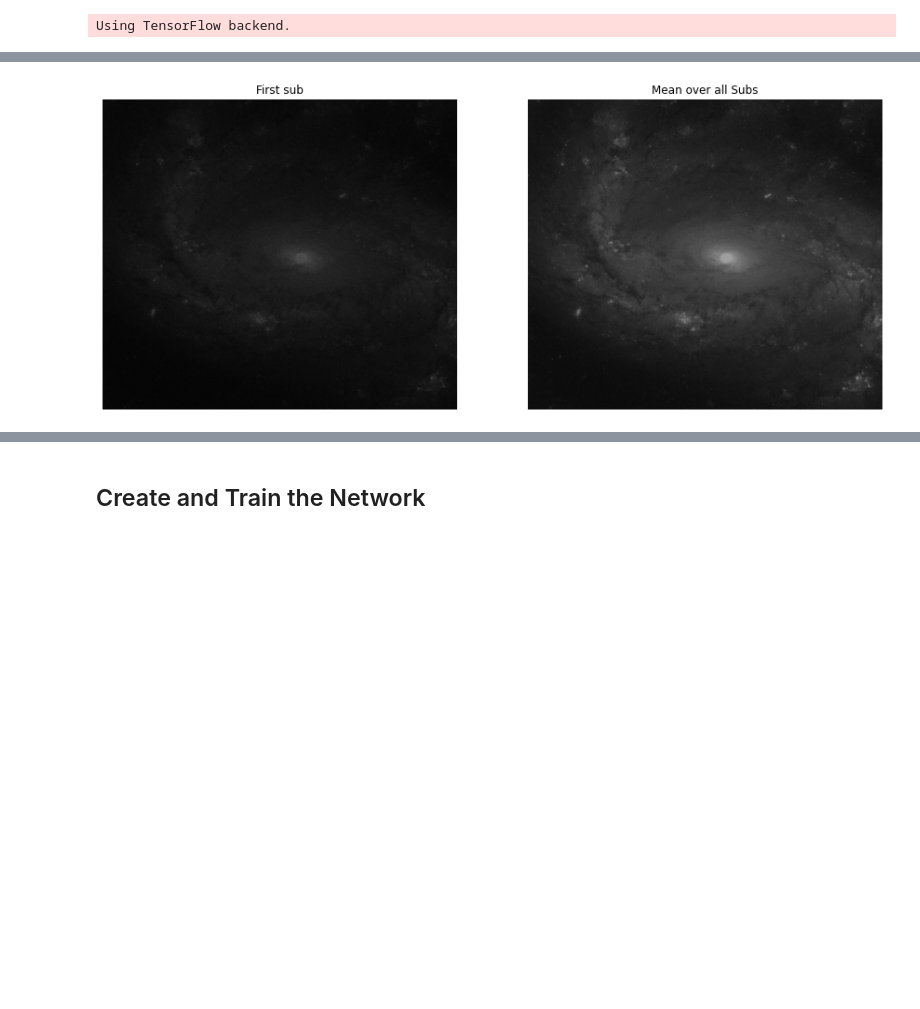
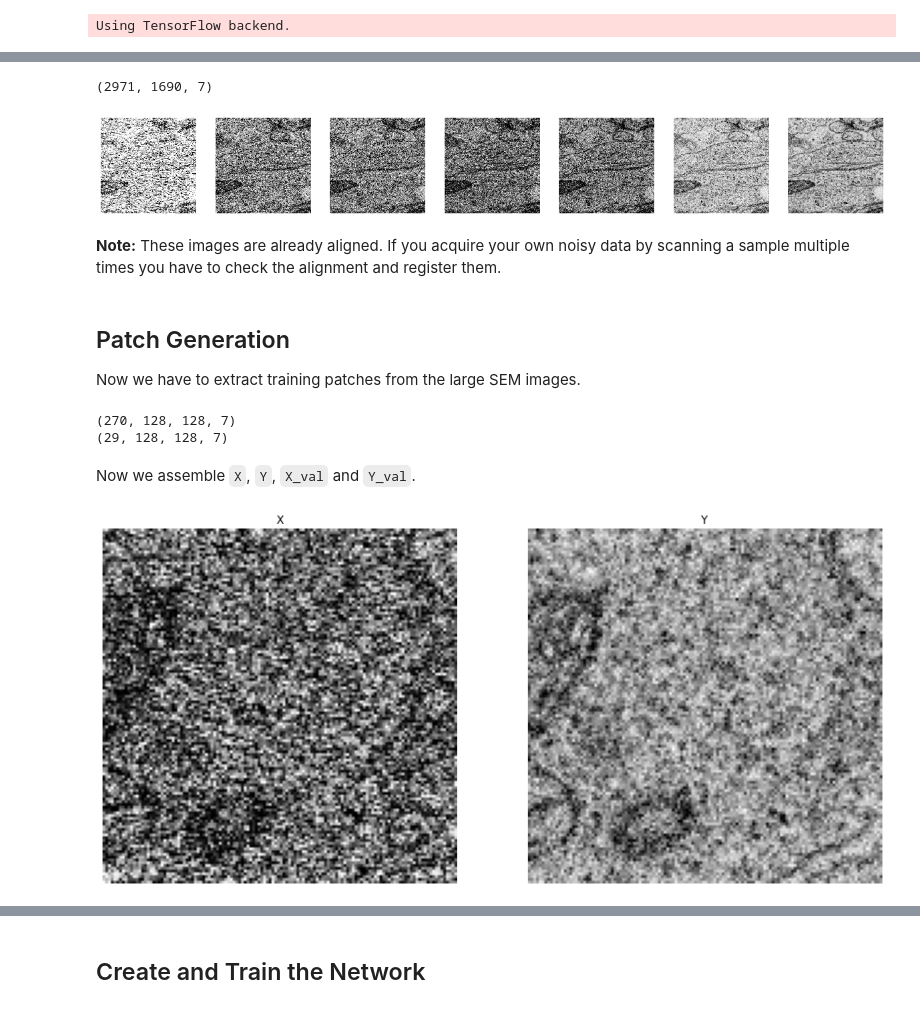
Before and after one commit to juglab/Noise2Noise-with-CSBDeep, a Jupyter notebook: Example Noise2Noise training with CSBDeep.ipynb, the cells around one changed output, grey strips where cells are left out. Drawn from its saved outputs; the diff is of its cells as text; code cells hidden in the pictures; blank space fills up the shorter version.

```diff
--- a/Example Noise2Noise training with CSBDeep.ipynb
+++ b/Example Noise2Noise training with CSBDeep.ipynb
@@ -58,0 +46,54 @@ subs = np.array(subs)
+# %%
+# Load the SEM stack
+train_imgs = np.moveaxis(imread('data/SEM/train/train.tif'), 0, -1)
+print(train_imgs.shape)
+# %% [output]
+(2971, 1690, 7)
+# %%
+plt.figure(figsize=(21,3))
+for i in range(train_imgs.shape[-1]):
+    plt.subplot(1,7,i+1)
+    plt.imshow(train_imgs[1400:1600,400:600,i], cmap='gray_r', interpolation='nearest')
+    plt.axis('off')
+# %% [output]
+[figure, added]
+# %% [markdown]
+__Note:__ These images are already aligned. If you acquire your own noisy data by scanning a sample multiple times you have to check the alignment and register them.
+# %% [markdown]
+## Patch Generation
+Now we have to extract training patches from the large SEM images.
+# %%
+def get_patches(img, shape=(128, 128)):
+    patches = []
+    for y in range(0, img.shape[0]-shape[0], shape[0]):
+        for x in range(0, img.shape[1]-shape[1], shape[1]):
+            patches.append(img[y:y+shape[0], x:x+shape[0]])
+
+    return np.array(patches)
+# %%
+# Extract 128x128 patches from all seven noisy images
+patches = get_patches(train_imgs)
+
+np.random.shuffle(patches)
+train_patches = patches[:270]
+val_patches = patches[270:]
+
+print(train_patches.shape)
+print(val_patches.shape)
+# %% [output]
+(270, 128, 128, 7)
+(29, 128, 128, 7)
+# %% [markdown]
+Now we assemble `X`, `Y`, `X_val` and `Y_val`.
+# %%
+X = []
+Y = []
+for patch in train_patches:
+    for i in range(7):
+        for j in range(7):
+            if i != j:
+                X.append(patch[...,i])
+                Y.append(patch[...,j])
+
+X = np.array(X)[...,np.newaxis]
+Y = np.array(Y)[...,np.newaxis]
@@ -59,13 +112,15 @@ subs = np.array(subs)
 # %%
+# Look at some patches
+idx = 10
 plt.figure(figsize=(15,7.5))
 plt.subplot(1,2,1)
-plt.imshow(subs[0], cmap='gray')
+plt.imshow(X[idx,...,0], cmap='gray_r')
 plt.axis('off');
-plt.title('First sub');
+plt.title('X');
 plt.subplot(1,2,2)
-plt.imshow(np.sum(subs, axis=0), cmap='gray');
+plt.imshow(Y[idx,...,0], cmap='gray_r')
 plt.axis('off');
-plt.title('Mean over all Subs');
+plt.title('Y');
 plt.show()
 # %% [output]
-[figure, old version]
+[figure, new version]
```
Also changed, not shown: parts of 45 cells of this notebook.
